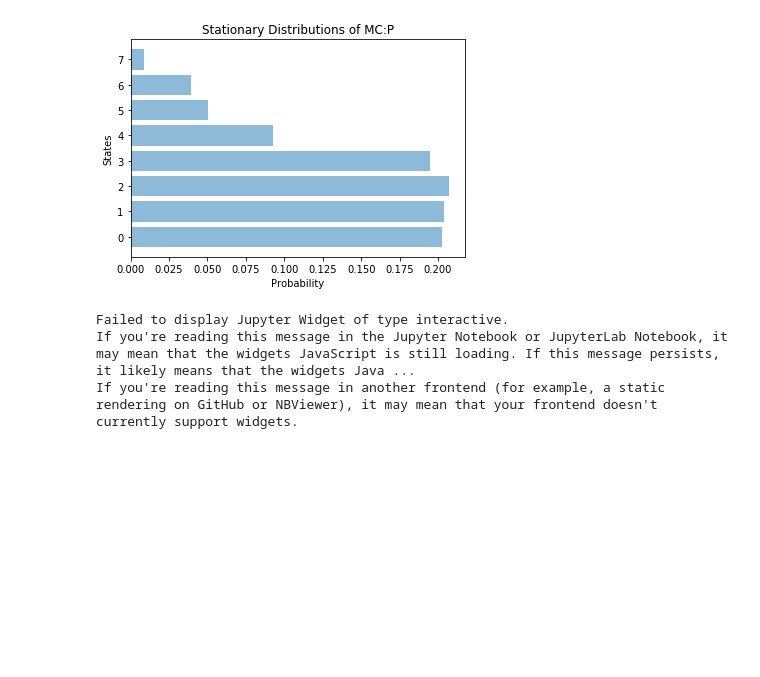
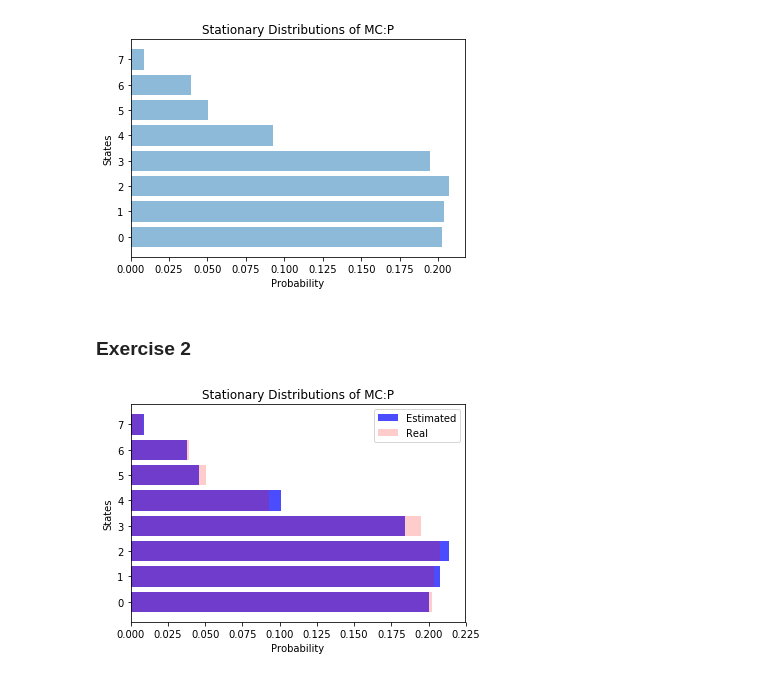
Before and after one commit to Cacheell/BootCamp2018, a Jupyter notebook: ProbSets/Econ/Week 2- HW.ipynb, the cells around one changed output. Saved outputs shown, nothing was run; the diff lists cells and outputs as text; code cells hidden in the pictures; blank space fills up the shorter version.

```diff
--- a/ProbSets/Econ/Week 2- HW.ipynb
+++ b/ProbSets/Econ/Week 2- HW.ipynb
@@ -269,29 +269,37 @@ plt.title("Stationary Distributions of MC:P")
 plt.show()
 # %% [output]
 [figure]
-# %%
-#for i in range(len(mc)):
-from ipywidgets import interactive
-
-    #estimated[i] =
-def estimate_stem(N):
-    dist = np.zeros(mc.n)
-    true = mc.stationary_distributions.flatten()
-    plt.stem(true, basefmt='w', linefmt='k',
-             markerfmt='ko', alpha=0.5, label='true dist')
-    p = mc.simulate(N)
-
-    for i in range(mc.n):
-        dist[i] = len(p[p == i])
-
-    plt.stem(dist / N, basefmt='w', alpha=0.7, label=f'N = {N}')
-    plt.legend()
-    plt.ylim(0, max(true) * 1.5)
-    plt.xlabel('Quantile')
-    plt.show()
-
-interactive(estimate_stem, N=(20, 500, 20))
-# %% [output]
-Failed to display Jupyter Widget of type interactive.
-If you're reading this message in the Jupyter Notebook or JupyterLab Notebook, it may mean that the widgets JavaScript is still loading. If this message persists, it likely means that the widgets Java ...
-If you're reading this message in another frontend (for example, a static rendering on GitHub or NBViewer), it may mean that your frontend doesn't currently support widgets.
+# %% [markdown]
+### Exercise 2
+# %%
+def estimate_mc(mc, n=1000):
+    """Estimate the Markov Chain's stationary distribution by passing in a
+    markov chain and the number of times to simulate the path.  This
+    estimates the markov chain by simulating a path n long.  It then counts up
+    each state it existed and divides by n for the probability of being in that state."""
+    ts_length = n
+    init = 1
+    X = mc.simulate_indices(ts_length, init)
+    zeros = sum([1 for x in X if x == 0])
+    ones = sum([1 for x in X if x == 1])
+    twos = sum([1 for x in X if x == 2])
+    threes = sum([1 for x in X if x == 3])
+    fours = sum([1 for x in X if x == 4])
+    fives = sum([1 for x in X if x == 5])
+    sixes = sum([1 for x in X if x == 6])
+    sevens = sum([1 for x in X if x == 7])
+    states_amount = [zeros, ones, twos, threes, fours, fives, sixes, sevens]
+    states = [x / n for x in states_amount]
+    return states
+
+mc = qe.MarkovChain(P)
+states_est = estimate_mc(mc)
+plt.barh(range(len(P)), states_est,color='b', align='center', alpha=0.7, label="Estimated")
+plt.barh(range(len(stat_dist[0])), stat_dist[0], color='r', align='center', alpha=0.2, label='Real')
+plt.ylabel("States")
+plt.xlabel("Probability")
+plt.title("Stationary Distributions of MC:P")
+plt.legend()
+plt.show()
+# %% [output]
+[figure, added]
```
Also changed, not shown: parts of 4 cells of this notebook.
